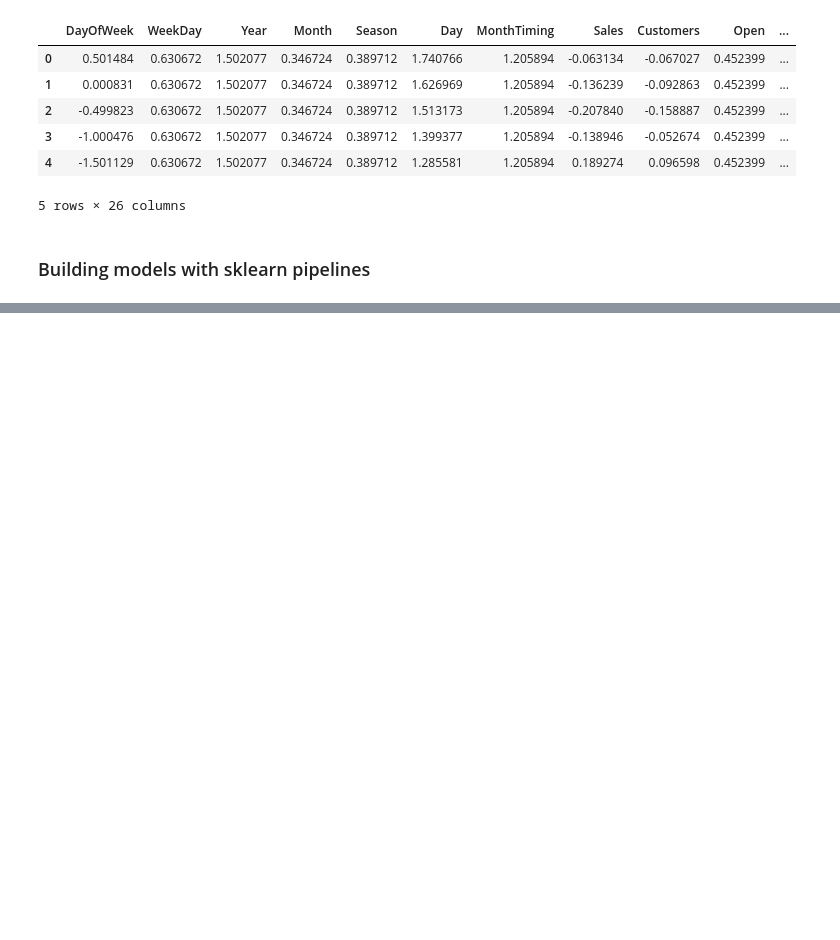
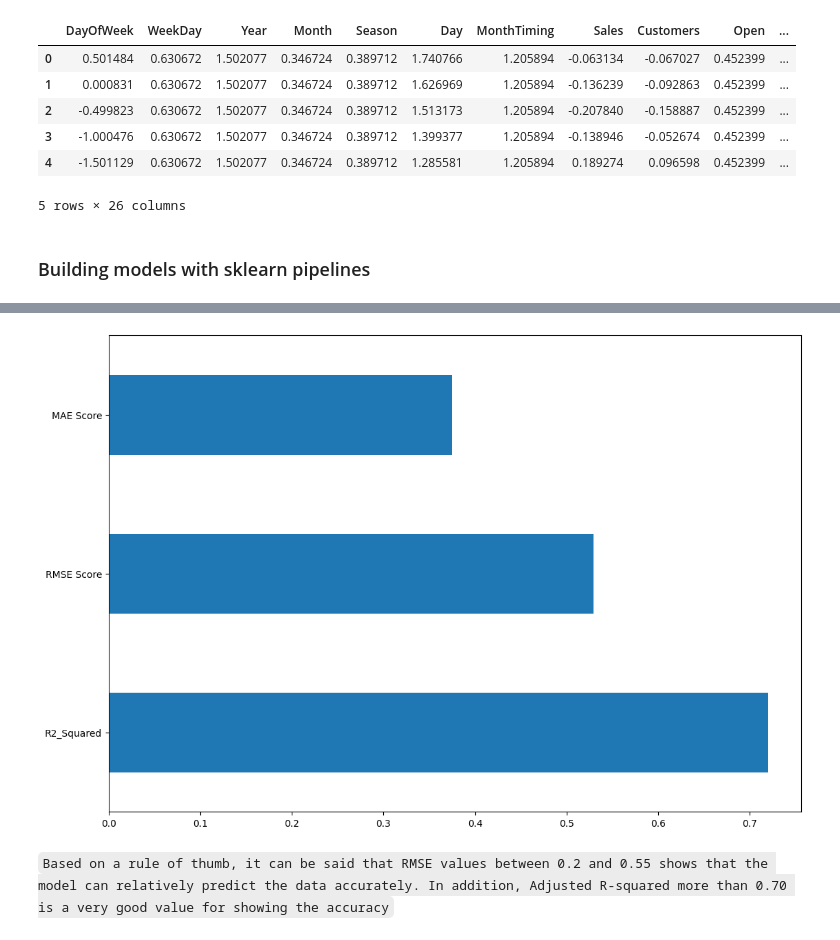
Before and after one commit to HenokD11/SalesPrediction, a Jupyter notebook: notebooks/ml_model.ipynb, the cells around one changed output, grey strips where cells are left out. Drawn from its saved outputs; the diff is of its cells as text; code cells hidden in the pictures; blank space fills up the shorter version.

```diff
--- a/notebooks/ml_model.ipynb
+++ b/notebooks/ml_model.ipynb
@@ -54,0 +155,8 @@ df.head()
+# %%
+plt.figure(figsize=(13,9))
+feat_importances = pd.Series(test_metrics, index = test_metrics.keys())
+feat_importances.nlargest(10).plot(kind='barh');
+# %% [output]
+[figure, added]
+# %% [markdown]
+`Based on a rule of thumb, it can be said that RMSE values between 0.2 and 0.55 shows that the model can relatively predict the data accurately. In addition, Adjusted R-squared more than 0.70 is a very good value for showing the accuracy`
```
Also changed, not shown: parts of 13 cells of this notebook, 50 other files.
